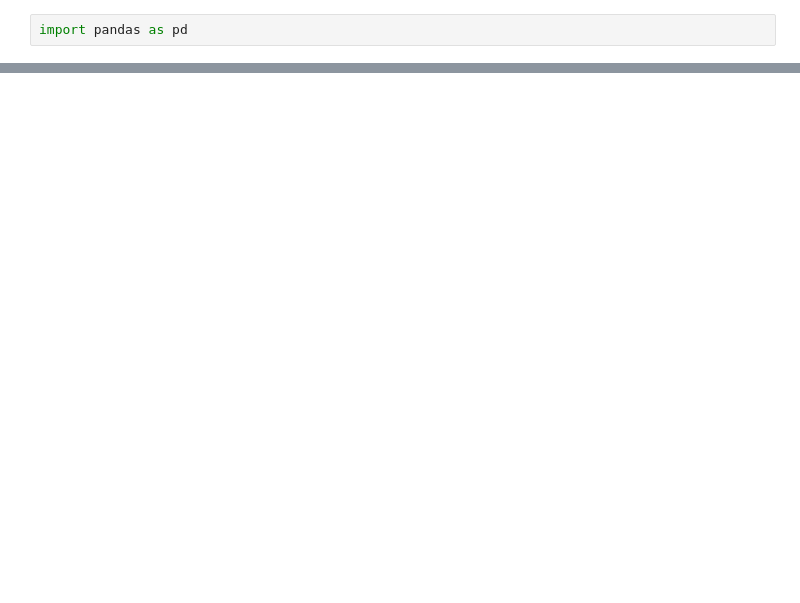
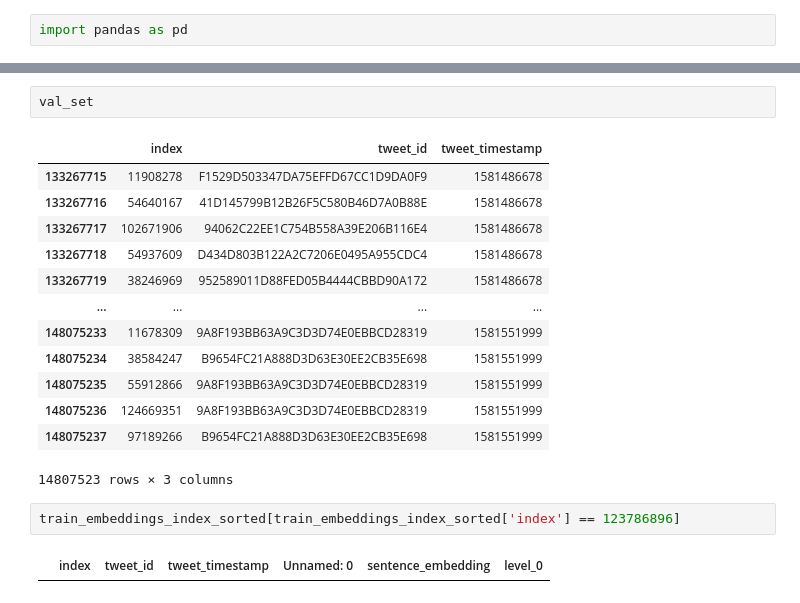
Before and after one commit to sumitsidana/recsys_challenge_2020, a Jupyter notebook: text_representation/fasttext_embeddings_train.ipynb, the cells around one changed output, grey strips where cells are left out. Drawn from its saved outputs; the diff is of its cells as text; blank space fills up the shorter version.

Commit message:
fasttext embeddings

```diff
--- a/text_representation/fasttext_embeddings_train.ipynb
+++ b/text_representation/fasttext_embeddings_train.ipynb
@@ -28,0 +129,20 @@ KeyboardInterrupt:
+# %%
+val_set
+# %% [output]
+|  | index | tweet_id | tweet_timestamp |
+| 133267715 | 11908278 | F1529D503347DA75EFFD67CC1D9DA0F9 | 1581486678 |
+| 133267716 | 54640167 | 41D145799B12B26F5C580B46D7A0B88E | 1581486678 |
+| 133267717 | 102671906 | 94062C22EE1C754B558A39E206B116E4 | 1581486678 |
+| 133267718 | 54937609 | D434D803B122A2C7206E0495A955CDC4 | 1581486678 |
+| 133267719 | 38246969 | 952589011D88FED05B4444CBBD90A172 | 1581486678 |
+| ... | ... | ... | ... |
+| 148075233 | 11678309 | 9A8F193BB63A9C3D3D74E0EBBCD28319 | 1581551999 |
+| 148075234 | 38584247 | B9654FC21A888D3D63E30EE2CB35E698 | 1581551999 |
+| 148075235 | 55912866 | 9A8F193BB63A9C3D3D74E0EBBCD28319 | 1581551999 |
+| 148075236 | 124669351 | 9A8F193BB63A9C3D3D74E0EBBCD28319 | 1581551999 |
+| 148075237 | 97189266 | B9654FC21A888D3D63E30EE2CB35E698 | 1581551999 |
+14807523 rows × 3 columns
+# %%
+train_embeddings_index_sorted[train_embeddings_index_sorted['index'] == 123786896]
+# %% [output]
+|  | index | tweet_id | tweet_timestamp | Unnamed: 0 | sentence_embedding | level_0 |
```
Also changed, not shown: parts of 22 cells of this notebook.
